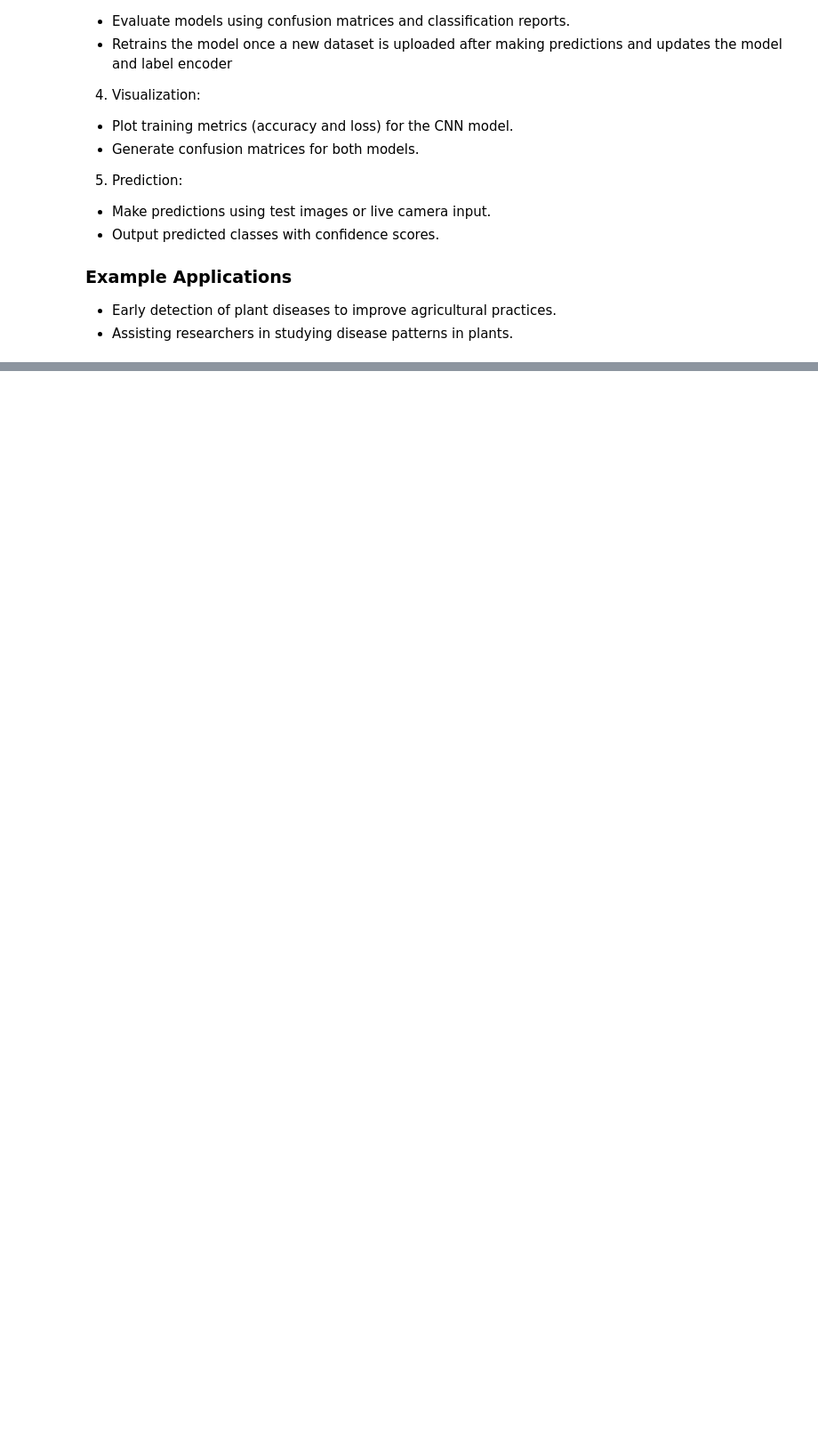
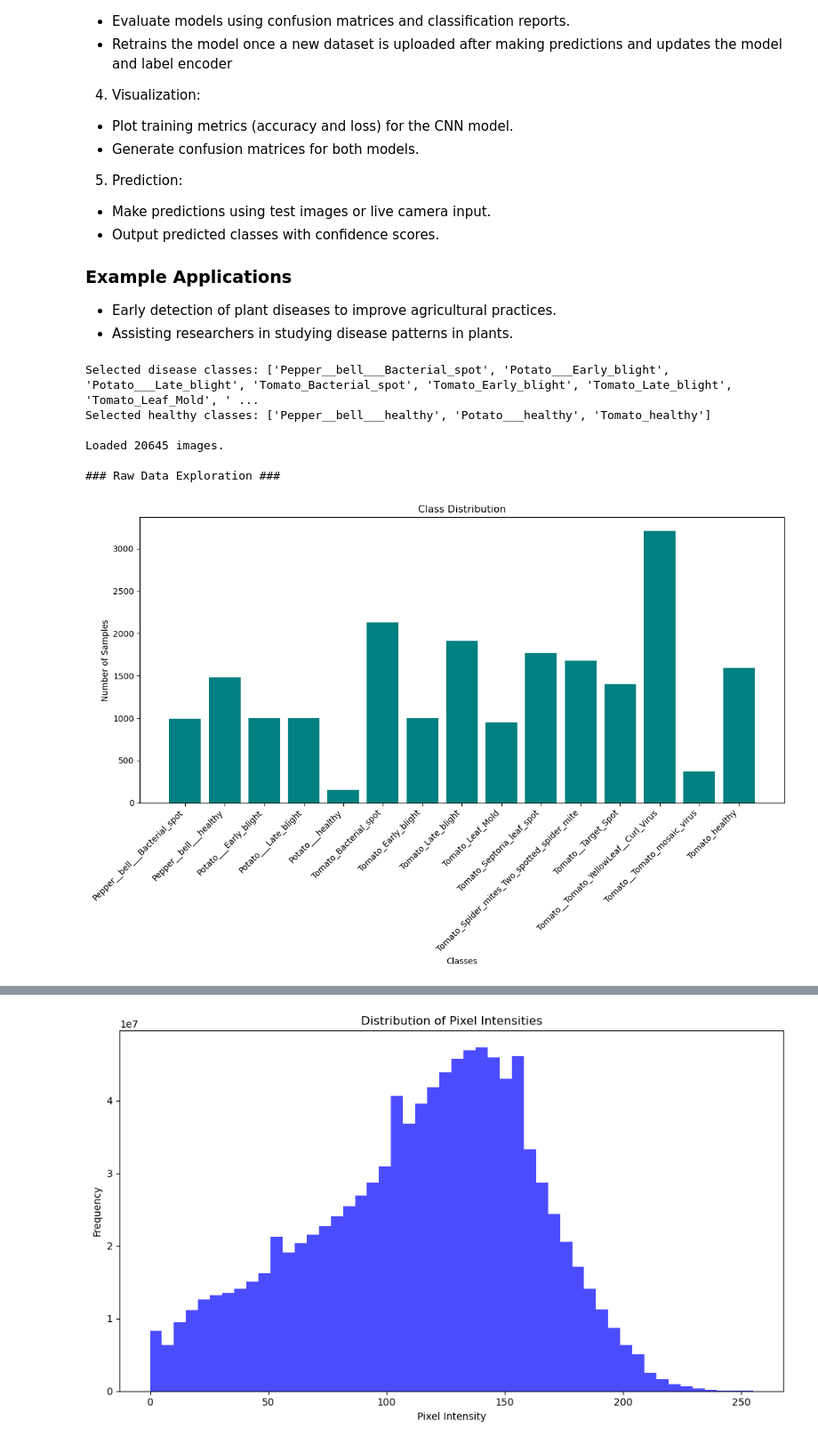
Before and after one commit to Isaiah-Essien/Plants_Disease_Classifier_MLOP, a Jupyter notebook: notebook/Plant_disease_classifier.ipynb, the cells around one changed output, grey strips where cells are left out. Shown at 89% size. Drawn from its saved outputs; the diff is of its cells as text; code cells hidden in the pictures; blank space fills up the shorter version.

```diff
--- a/notebook/Plant_disease_classifier.ipynb
+++ b/notebook/Plant_disease_classifier.ipynb
@@ -169,3 +169,71 @@ def load_dataset(dataset_path, image_size=(128, 128)):
 
     print(f"\nLoaded {len(data)} images.")
     return np.array(data), np.array(labels), disease_classes + healthy_classes
+# %%
+def explore_raw_data(data, labels):
+    """
+    Explore raw data without preprocessing.
+    """
+    print("\n### Raw Data Exploration ###")
+
+    # 1. Class Distribution
+    unique_classes, counts = np.unique(labels, return_counts=True)
+    plt.figure(figsize=(12, 8))
+    plt.bar(unique_classes, counts, color="teal")
+    plt.title("Class Distribution")
+    plt.xlabel("Classes")
+    plt.ylabel("Number of Samples")
+    plt.xticks(rotation=45, ha="right")
+    plt.tight_layout()
+    plt.show()
+
+    # 2. Heatmap: Average pixel intensity for the dataset
+    plt.figure(figsize=(10, 8))
+    avg_image = np.mean(data, axis=0)  # Average across all images
+    plt.imshow(avg_image.astype('uint8'), cmap="hot")
+    plt.colorbar(label="Pixel Intensity")
+    plt.title("Average Pixel Intensity (Heatmap)")
+    plt.axis("off")
+    plt.tight_layout()
+    plt.show()
+
+    # 3. Histogram: Distribution of pixel intensities
+    plt.figure(figsize=(10, 6))
+    pixel_values = data.ravel()  # Flatten the image data to 1D
+    plt.hist(pixel_values, bins=50, color="blue", alpha=0.7)
+    plt.title("Distribution of Pixel Intensities")
+    plt.xlabel("Pixel Intensity")
+    plt.ylabel("Frequency")
+    plt.tight_layout()
+    plt.show()
+
+    # 4. Random Sample Images
+    plt.figure(figsize=(12, 8))
+    indices = np.random.choice(len(data), 9, replace=False)  # Randomly select 9 images
+    for i, idx in enumerate(indices):
+        plt.subplot(3, 3, i + 1)
+        plt.imshow(data[idx].astype('uint8'))  # Display raw image
+        plt.title(labels[idx])
+        plt.axis("off")
+    plt.suptitle("Random Sample Images", fontsize=16)
+    plt.tight_layout()
+    plt.show()
+
+    print("Raw data exploration completed.")
+
+if __name__ == "__main__":
+    dataset_path = r"C:\Users\hp\OneDrive\Desktop\Plants_Disease_Classifier_MLOP\src\dataset"
+
+    # Load the dataset
+    data, labels, _ = load_dataset(dataset_path)
+
+    # Explore raw data without preprocessing
+    explore_raw_data(data, labels)
+# %% [output]
+Selected disease classes: ['Pepper__bell___Bacterial_spot', 'Potato___Early_blight', 'Potato___Late_blight', 'Tomato_Bacterial_spot', 'Tomato_Early_blight', 'Tomato_Late_blight', 'Tomato_Leaf_Mold', ' ...
+Selected healthy classes: ['Pepper__bell___healthy', 'Potato___healthy', 'Tomato_healthy']
+
+Loaded 20645 images.
+
+### Raw Data Exploration ###
+[figure, added]
@@ -171,0 +241 @@ def load_dataset(dataset_path, image_size=(128, 128)):
+[figure, added]
```
Also changed, not shown: parts of 3 cells of this notebook, 27 other files.
